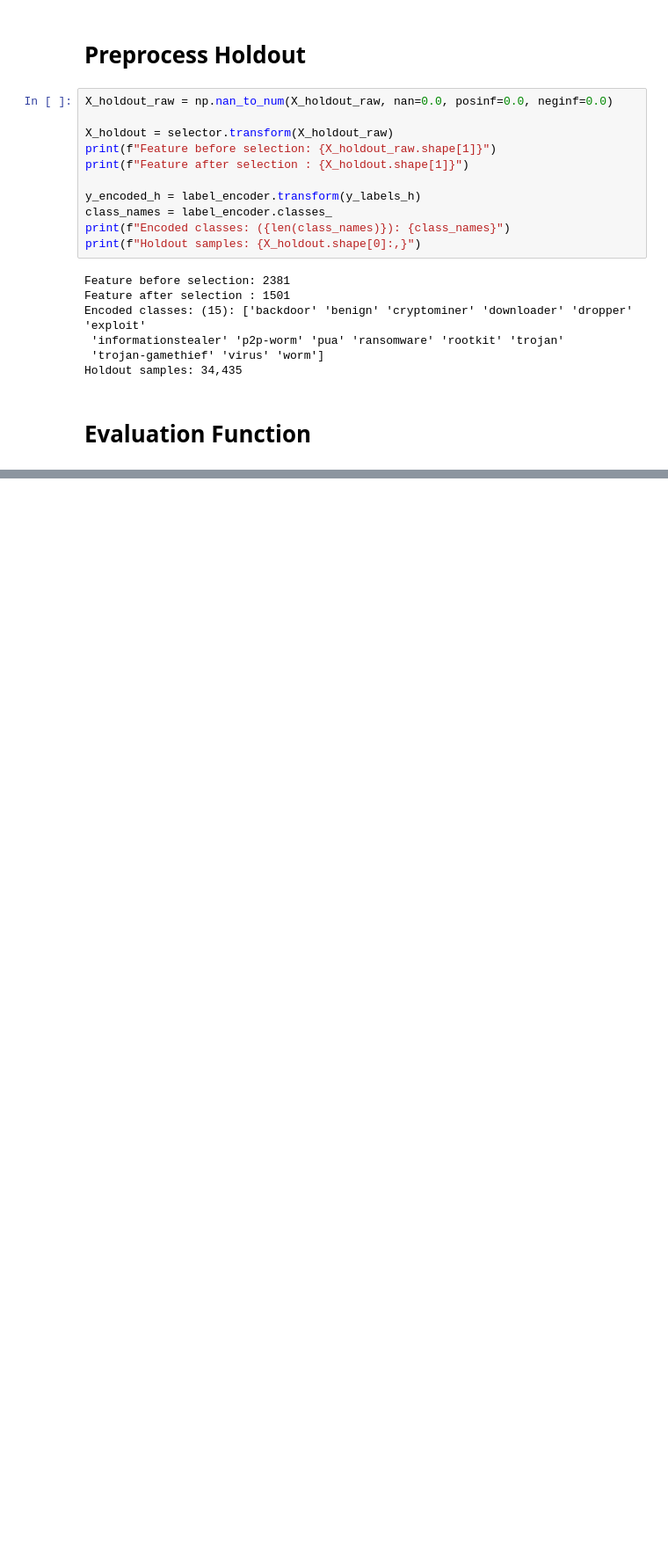
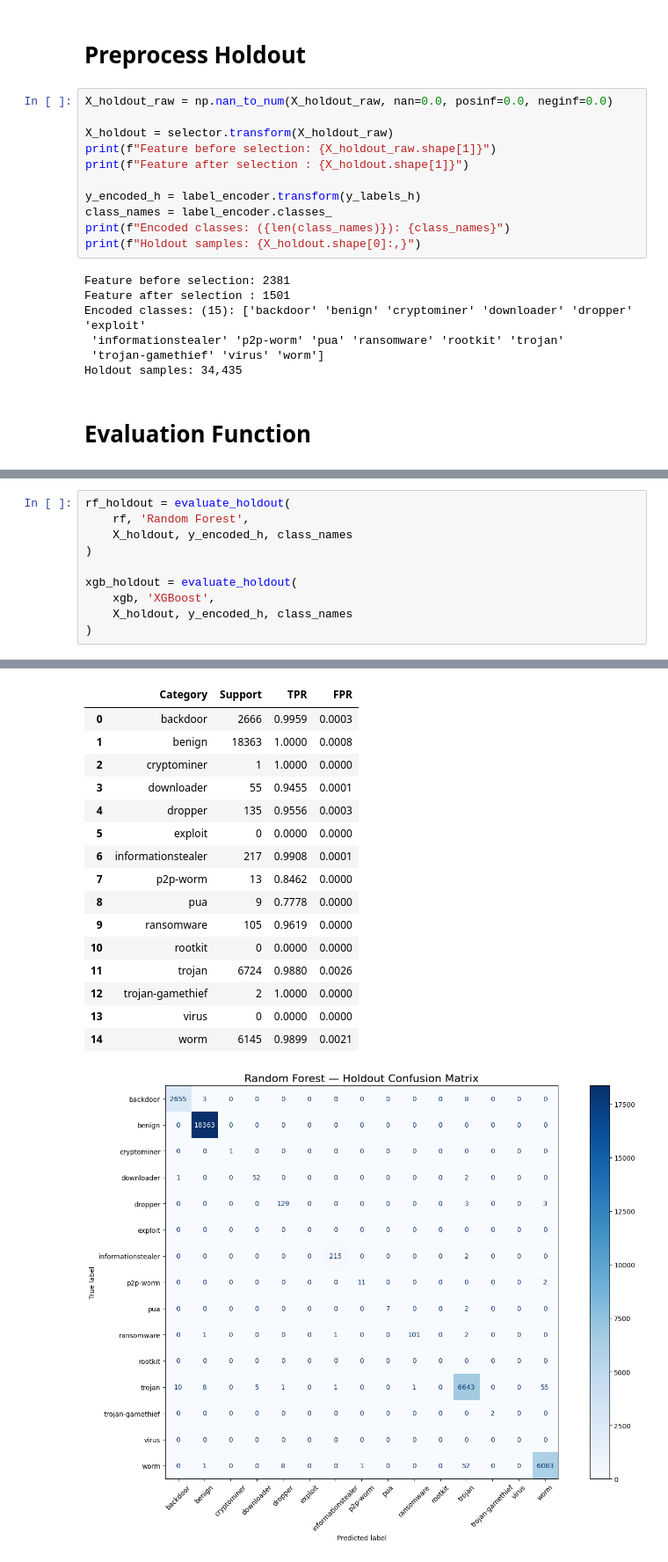
Before and after one commit to razu14396/COMP8325_A2, a Jupyter notebook: Group13_COMP8325_A2_Task2_Source_Code.ipynb, the cells around one changed output, grey strips where cells are left out. Shown at 88% size. Cells and saved outputs as stored; diff of their text form; blank space fills up the shorter version.

```diff
--- a/Group13_COMP8325_A2_Task2_Source_Code.ipynb
+++ b/Group13_COMP8325_A2_Task2_Source_Code.ipynb
@@ -108,0 +164,11 @@ Holdout samples: 34,435
+# %%
+rf_holdout = evaluate_holdout(
+    rf, 'Random Forest',
+    X_holdout, y_encoded_h, class_names
+)
+
+xgb_holdout = evaluate_holdout(
+    xgb, 'XGBoost',
+    X_holdout, y_encoded_h, class_names
+)
+# %% [output]
@@ -108,0 +192,17 @@ Holdout samples: 34,435
+|  | Category | Support | TPR | FPR |
+| 0 | backdoor | 2666 | 0.9959 | 0.0003 |
+| 1 | benign | 18363 | 1.0000 | 0.0008 |
+| 2 | cryptominer | 1 | 1.0000 | 0.0000 |
+| 3 | downloader | 55 | 0.9455 | 0.0001 |
+| 4 | dropper | 135 | 0.9556 | 0.0003 |
+| 5 | exploit | 0 | 0.0000 | 0.0000 |
+| 6 | informationstealer | 217 | 0.9908 | 0.0001 |
+| 7 | p2p-worm | 13 | 0.8462 | 0.0000 |
+| 8 | pua | 9 | 0.7778 | 0.0000 |
+| 9 | ransomware | 105 | 0.9619 | 0.0000 |
+| 10 | rootkit | 0 | 0.0000 | 0.0000 |
+| 11 | trojan | 6724 | 0.9880 | 0.0026 |
+| 12 | trojan-gamethief | 2 | 1.0000 | 0.0000 |
+| 13 | virus | 0 | 0.0000 | 0.0000 |
+| 14 | worm | 6145 | 0.9899 | 0.0021 |
+[figure, added]
```
Also changed, not shown: parts of 3 cells of this notebook, 11 other files.
